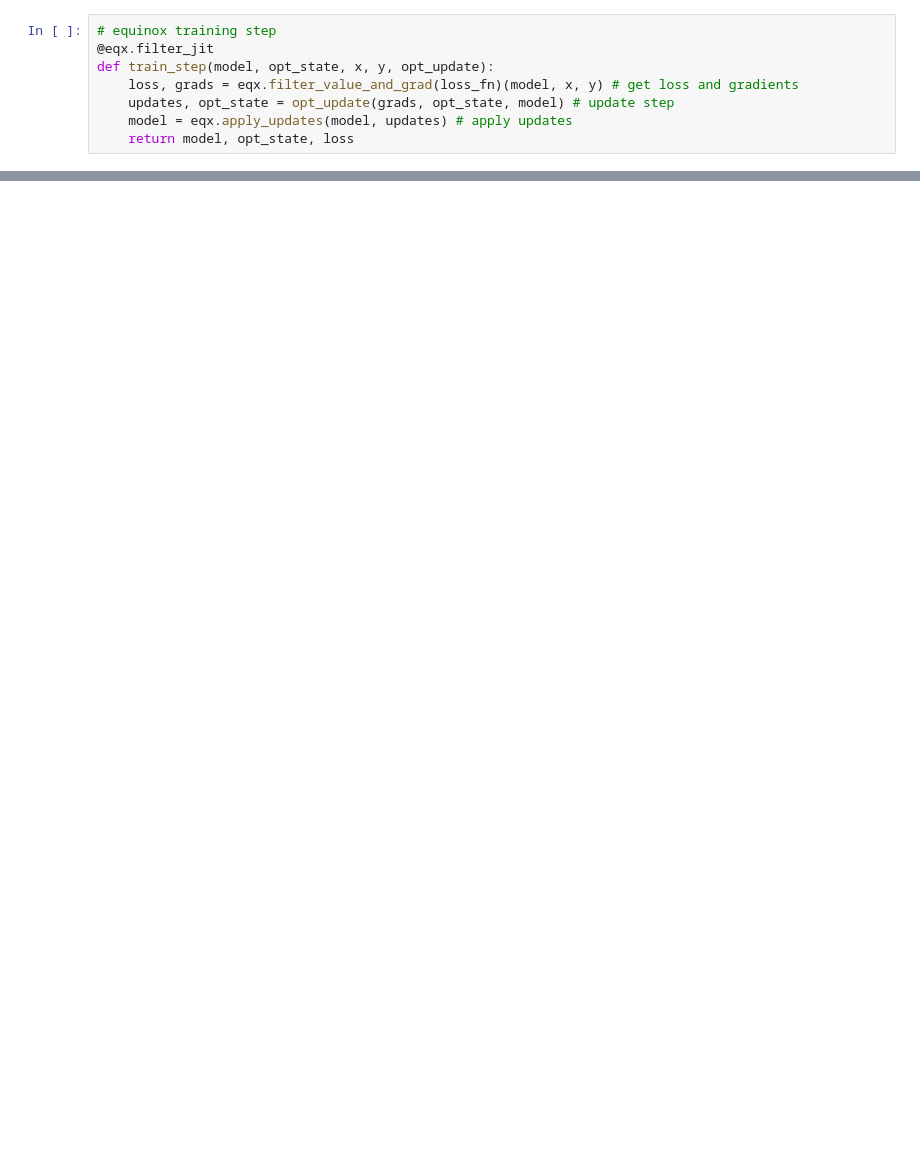
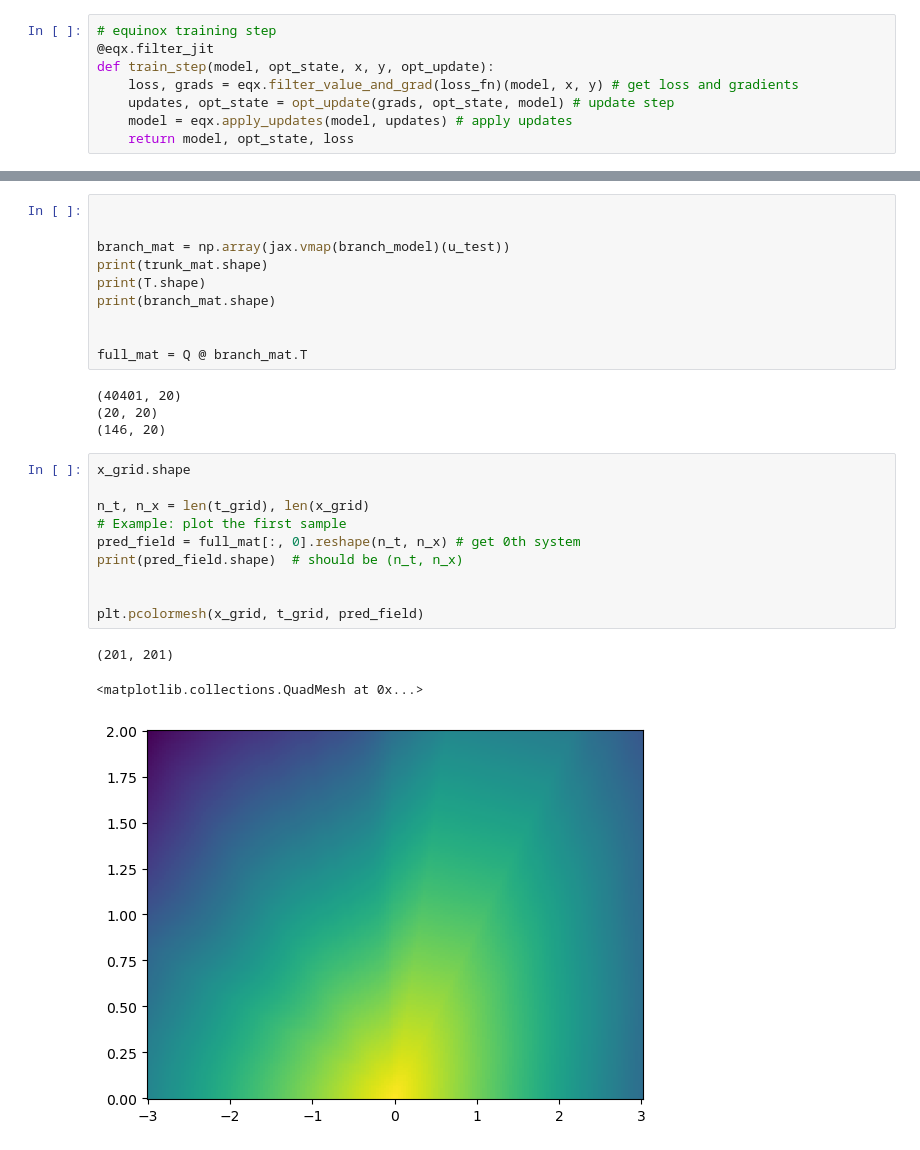
Before and after one commit to outlawhayden/deep-operator-networks, a Jupyter notebook: notebooks/2_step_burgers_deeponet.ipynb, the cells around one changed output, grey strips where cells are left out. Saved outputs shown, nothing was run; the diff lists cells and outputs as text; blank space fills up the shorter version.

```diff
--- a/notebooks/2_step_burgers_deeponet.ipynb
+++ b/notebooks/2_step_burgers_deeponet.ipynb
@@ -179,0 +328,28 @@ R: (40, 295)
+# %%
+
+
+branch_mat = np.array(jax.vmap(branch_model)(u_test))
+print(trunk_mat.shape)
+print(T.shape)
+print(branch_mat.shape)
+
+
+full_mat = Q @ branch_mat.T
+# %% [output]
+(40401, 20)
+(20, 20)
+(146, 20)
+# %%
+x_grid.shape
+
+n_t, n_x = len(t_grid), len(x_grid)
+# Example: plot the first sample
+pred_field = full_mat[:, 0].reshape(n_t, n_x) # get 0th system
+print(pred_field.shape)  # should be (n_t, n_x)
+
+
+plt.pcolormesh(x_grid, t_grid, pred_field)
+# %% [output]
+(201, 201)
+<matplotlib.collections.QuadMesh at 0x...>
+[figure, added]
```
Also changed, not shown: parts of 26 cells of this notebook, 5 other files.
